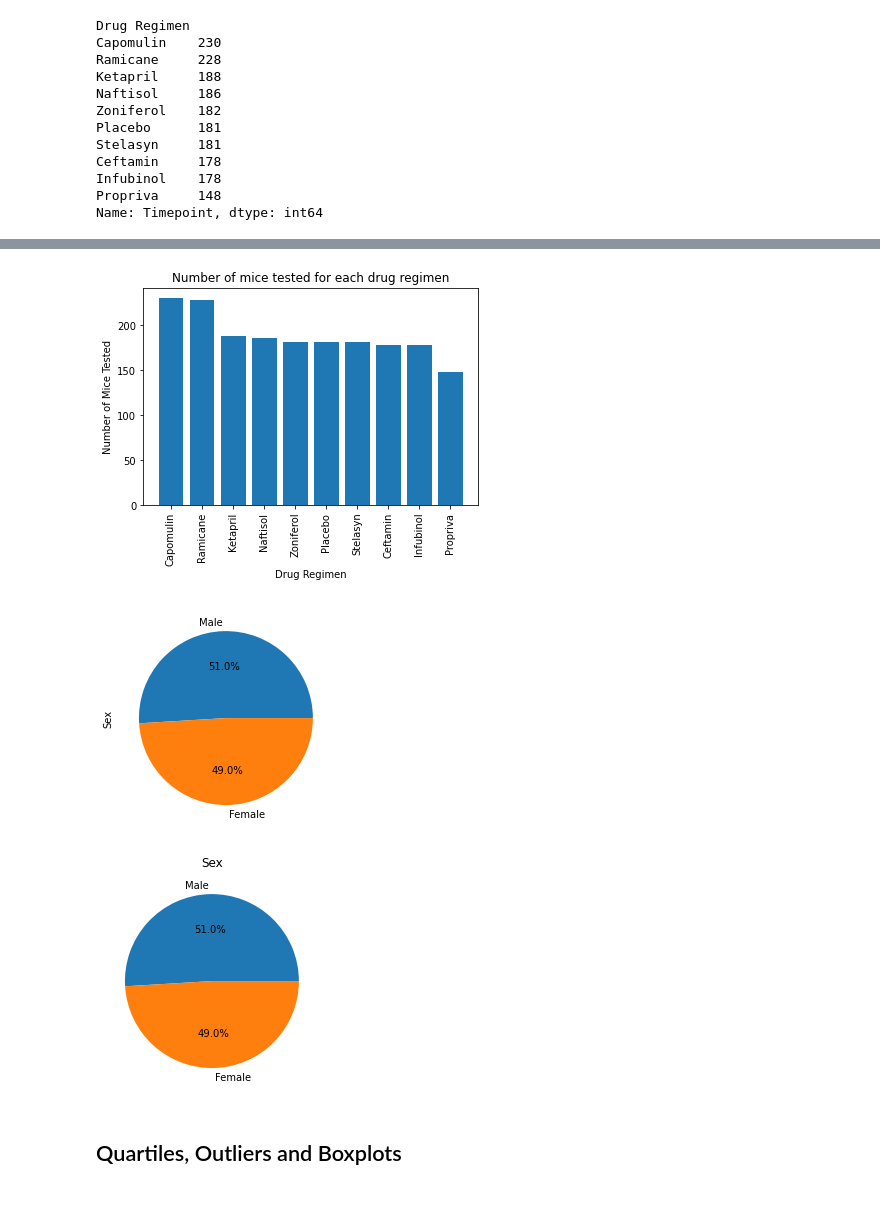
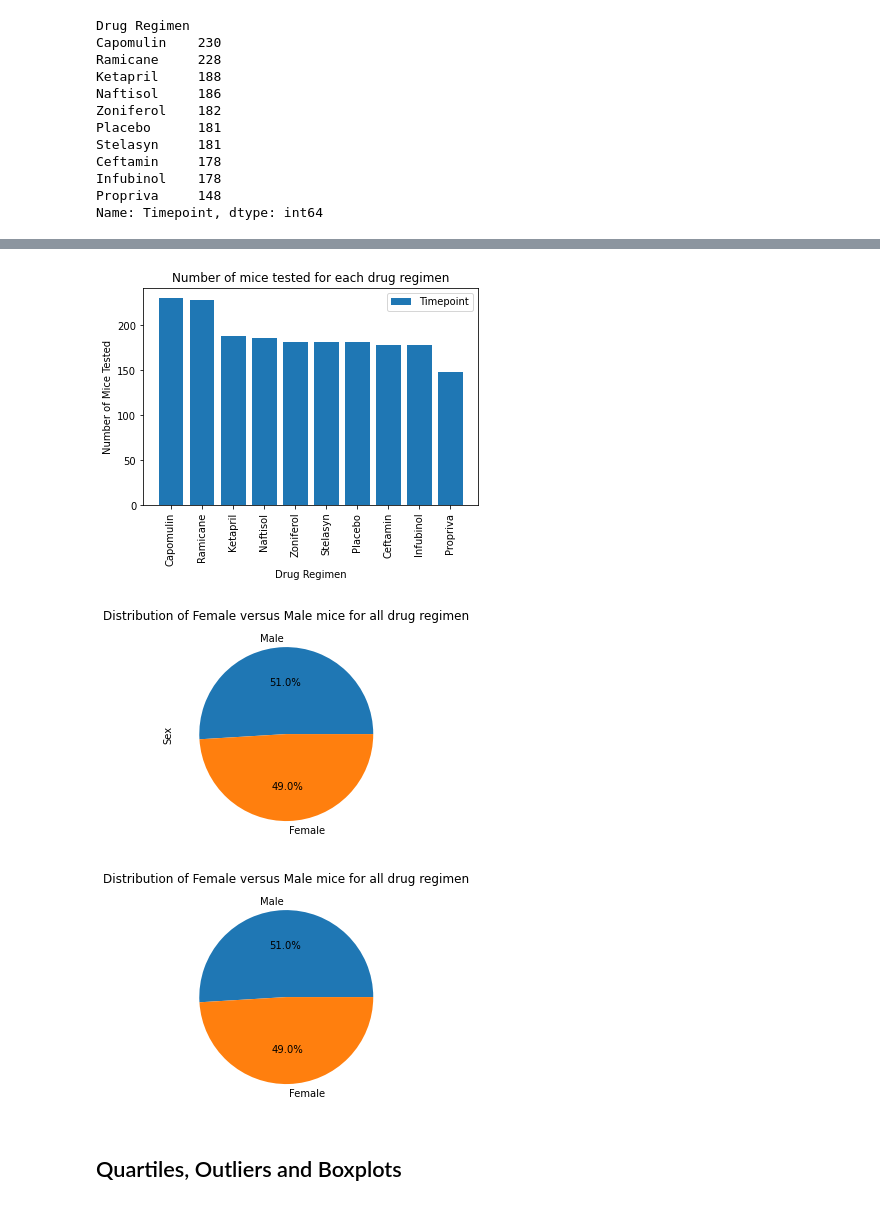
Before and after one commit to jaybdhruv/matplotlib_python_challenge, a Jupyter notebook: Pymaceuticals/pymaceuticals_starter.ipynb, the cells around one changed output, grey strips where cells are left out. Drawn from its saved outputs; the diff is of its cells as text; code cells hidden in the pictures.

```diff
--- a/Pymaceuticals/pymaceuticals_starter.ipynb
+++ b/Pymaceuticals/pymaceuticals_starter.ipynb
@@ -198,33 +201,38 @@ print(y_axis)
 [230 228 188 186 182 181 181 178 178 148]
 # %%
 # Using pyplot to plot a bar graph of total number of mice tested for each drug regimen
-plt.bar(x_axis, y_axis)
+plt.bar(x_axis, y_axis, label = "Timepoint")
 plt.xticks(rotation =90)
+
+# Mentioning title, xlabel, ylabel and legend for the bar graph
 plt.title("Number of mice tested for each drug regimen")
 plt.xlabel("Drug Regimen")
 plt.ylabel("Number of Mice Tested")
+plt.legend(loc="upper right")
 plt.show()
 # %% [output]
-[figure, old version]
+[figure, new version]
 # %%
 # Generate a pie plot showing the distribution of female versus male mice using Pandas
 sex_ratio = clean_data["Sex"].value_counts()
+sex_ratio.plot(kind='pie', subplots=True, autopct="%1.1f%%")
 
-sex_ratio.plot.pie(subplots=True, autopct="%1.1f%%")
+# Mentioning the title of the pie plot
+plt.title("Distribution of Female versus Male mice for all drug regimen")
 plt.show()
 # %% [output]
-[figure, old version]
+[figure, new version]
 # %%
 # Defining Labels and Sizes for Pie Plot
 labels = sex_ratio.index.values
 sizes = sex_ratio.values
 # %%
-# Generate a pie plot showing the distribution of female versus male mice using pyplot
+# Generate a pie plot showing the distribution of female versus male mice using pyplot and defining the title of the pie plot
 plt.pie(sizes, labels=labels, autopct="%1.1f%%")
-plt.title("Sex")
+plt.title("Distribution of Female versus Male mice for all drug regimen")
 plt.show()
 # %% [output]
-[figure, old version]
+[figure, new version]
 # %% [markdown]
 ## Quartiles, Outliers and Boxplots
 # %%
```
Also changed, not shown: parts of 9 cells of this notebook.
